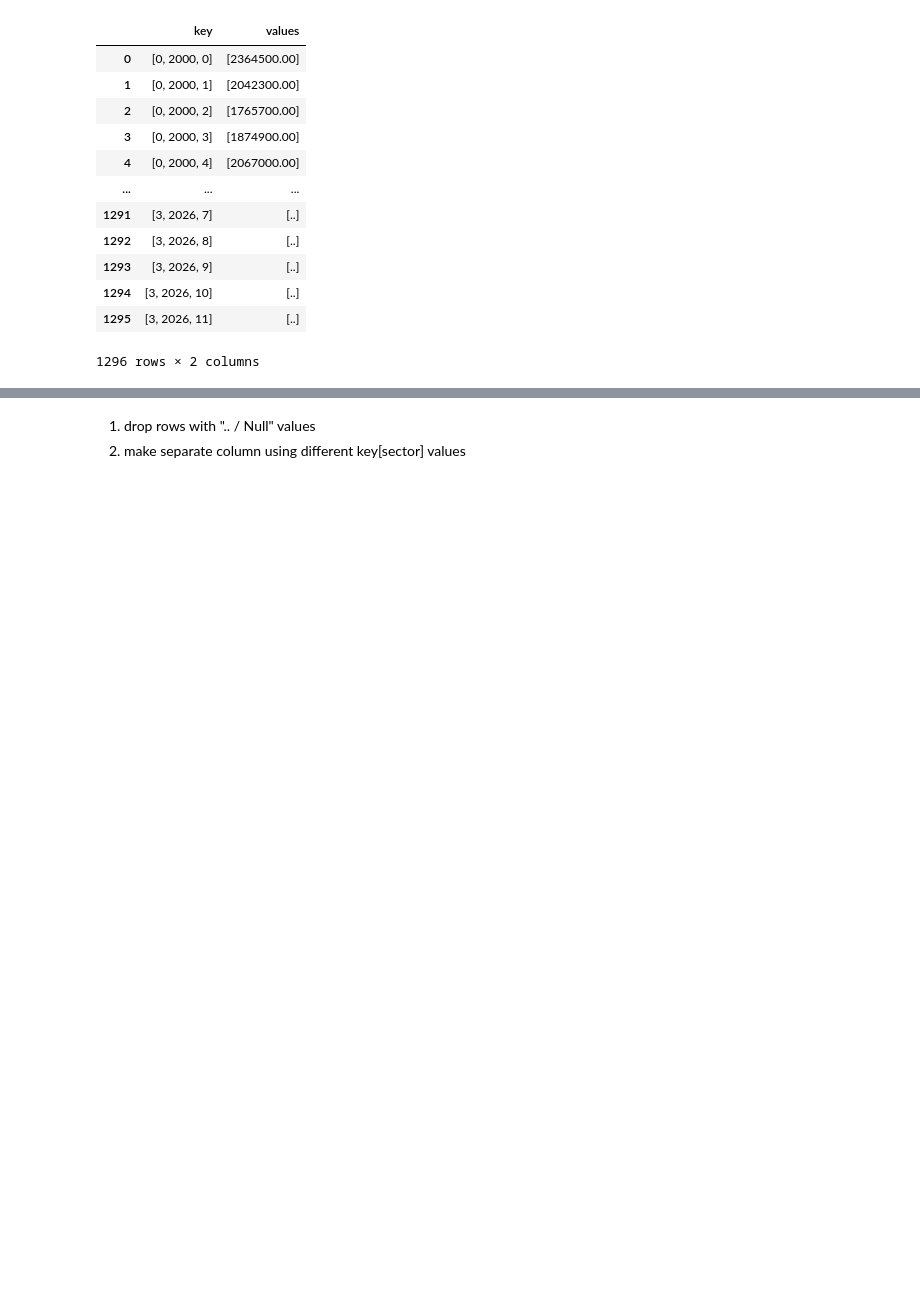
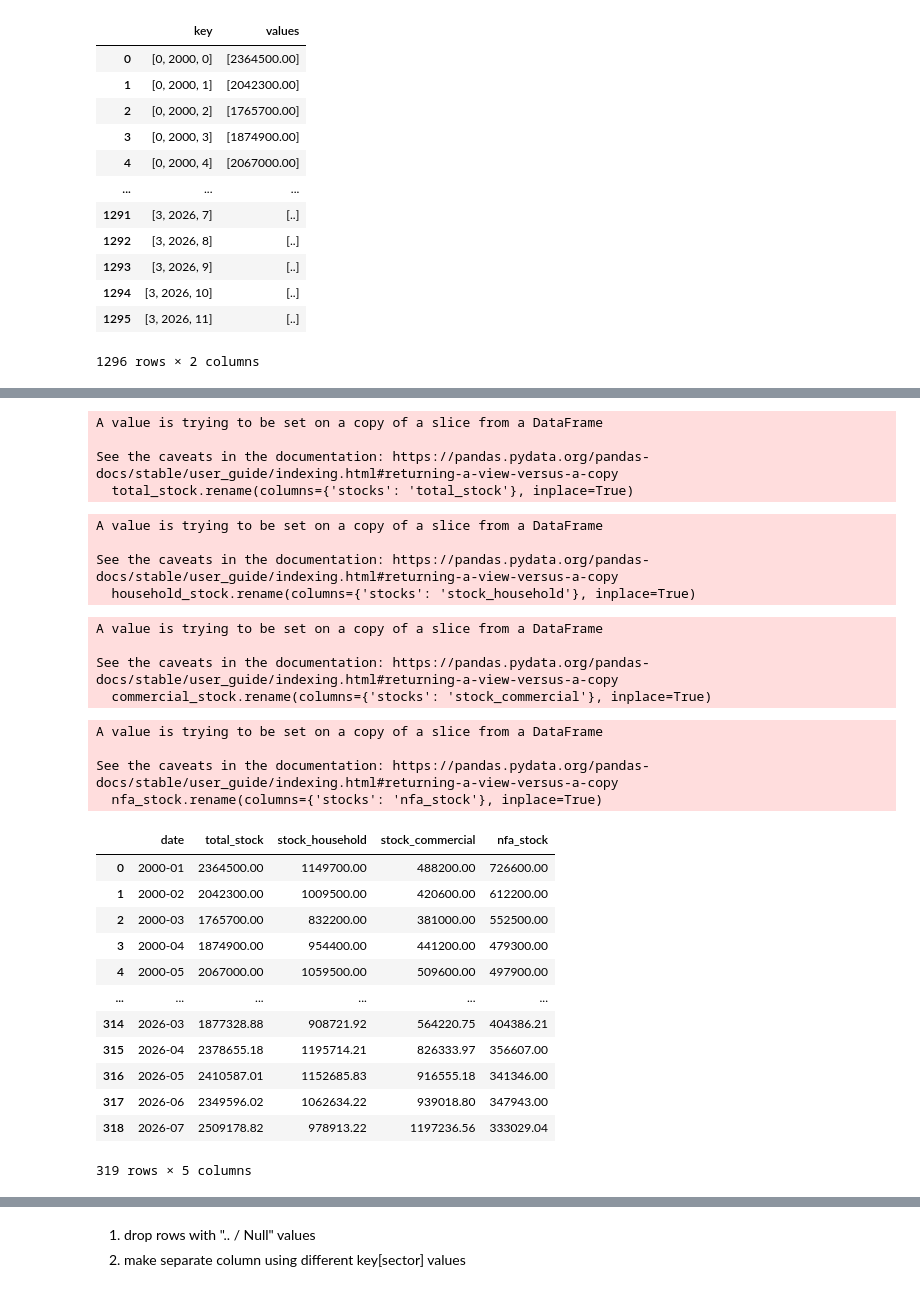
Before and after one commit to emmanresu/Thesis-Keras, a Jupyter notebook: prototype/requests_prototype.ipynb, the cells around one changed output, grey strips where cells are left out. Cells and saved outputs as stored; diff of their text form; code cells hidden in the pictures; blank space fills up the shorter version.

Commit message:
split total, household, commercial, and nfa stock

```diff
--- a/prototype/requests_prototype.ipynb
+++ b/prototype/requests_prototype.ipynb
@@ -476,0 +471,55 @@ key_split
+# %%
+total_stock.rename(columns={'stocks': 'total_stock'}, inplace=True)
+total_stock = total_stock.drop(columns=['sector'])
+# %% [output]
+A value is trying to be set on a copy of a slice from a DataFrame
+
+See the caveats in the documentation: https://pandas.pydata.org/pandas-docs/stable/user_guide/indexing.html#returning-a-view-versus-a-copy
+  total_stock.rename(columns={'stocks': 'total_stock'}, inplace=True)
+# %%
+household_stock = key_split.query("sector == '1'")
+household_stock.rename(columns={'stocks': 'stock_household'}, inplace=True)
+household_stock = household_stock.drop(columns=['sector'])
+# %% [output]
+A value is trying to be set on a copy of a slice from a DataFrame
+
+See the caveats in the documentation: https://pandas.pydata.org/pandas-docs/stable/user_guide/indexing.html#returning-a-view-versus-a-copy
+  household_stock.rename(columns={'stocks': 'stock_household'}, inplace=True)
+# %%
+total_stock = total_stock.merge(household_stock, how='inner', on='date')
+# %%
+commercial_stock = key_split.query("sector == '2'")
+commercial_stock.rename(columns={'stocks': 'stock_commercial'}, inplace=True)
+commercial_stock = commercial_stock.drop(columns=['sector'])
+total_stock = total_stock.merge(commercial_stock, how='inner', on='date')
+# %% [output]
+A value is trying to be set on a copy of a slice from a DataFrame
+
+See the caveats in the documentation: https://pandas.pydata.org/pandas-docs/stable/user_guide/indexing.html#returning-a-view-versus-a-copy
+  commercial_stock.rename(columns={'stocks': 'stock_commercial'}, inplace=True)
+# %%
+nfa_stock = key_split.query("sector == '3'")
+nfa_stock.rename(columns={'stocks': 'nfa_stock'}, inplace=True)
+nfa_stock = nfa_stock.drop(columns=['sector'])
+total_stock = total_stock.merge(nfa_stock, how='inner', on='date')
+# %% [output]
+A value is trying to be set on a copy of a slice from a DataFrame
+
+See the caveats in the documentation: https://pandas.pydata.org/pandas-docs/stable/user_guide/indexing.html#returning-a-view-versus-a-copy
+  nfa_stock.rename(columns={'stocks': 'nfa_stock'}, inplace=True)
+# %%
+total_stock
+# %% [output]
+|  | date | total_stock | stock_household | stock_commercial | nfa_stock |
+| 0 | 2000-01 | 2364500.00 | 1149700.00 | 488200.00 | 726600.00 |
+| 1 | 2000-02 | 2042300.00 | 1009500.00 | 420600.00 | 612200.00 |
+| 2 | 2000-03 | 1765700.00 | 832200.00 | 381000.00 | 552500.00 |
+| 3 | 2000-04 | 1874900.00 | 954400.00 | 441200.00 | 479300.00 |
+| 4 | 2000-05 | 2067000.00 | 1059500.00 | 509600.00 | 497900.00 |
+| ... | ... | ... | ... | ... | ... |
+| 314 | 2026-03 | 1877328.88 | 908721.92 | 564220.75 | 404386.21 |
+| 315 | 2026-04 | 2378655.18 | 1195714.21 | 826333.97 | 356607.00 |
+| 316 | 2026-05 | 2410587.01 | 1152685.83 | 916555.18 | 341346.00 |
+| 317 | 2026-06 | 2349596.02 | 1062634.22 | 939018.80 | 347943.00 |
+| 318 | 2026-07 | 2509178.82 | 978913.22 | 1197236.56 | 333029.04 |
+319 rows × 5 columns
```
Also changed, not shown: parts of 12 cells of this notebook.
